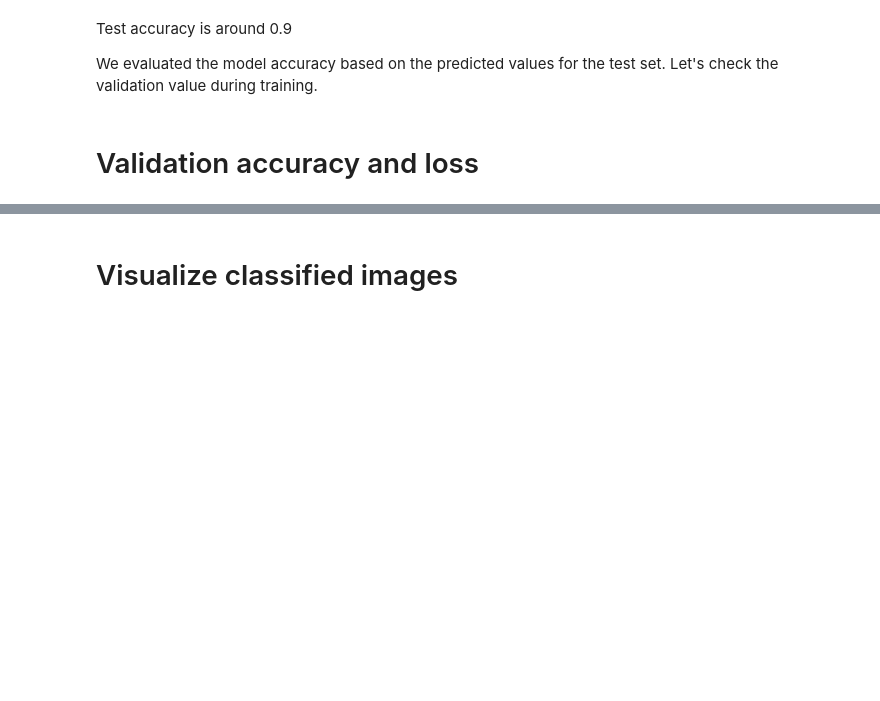
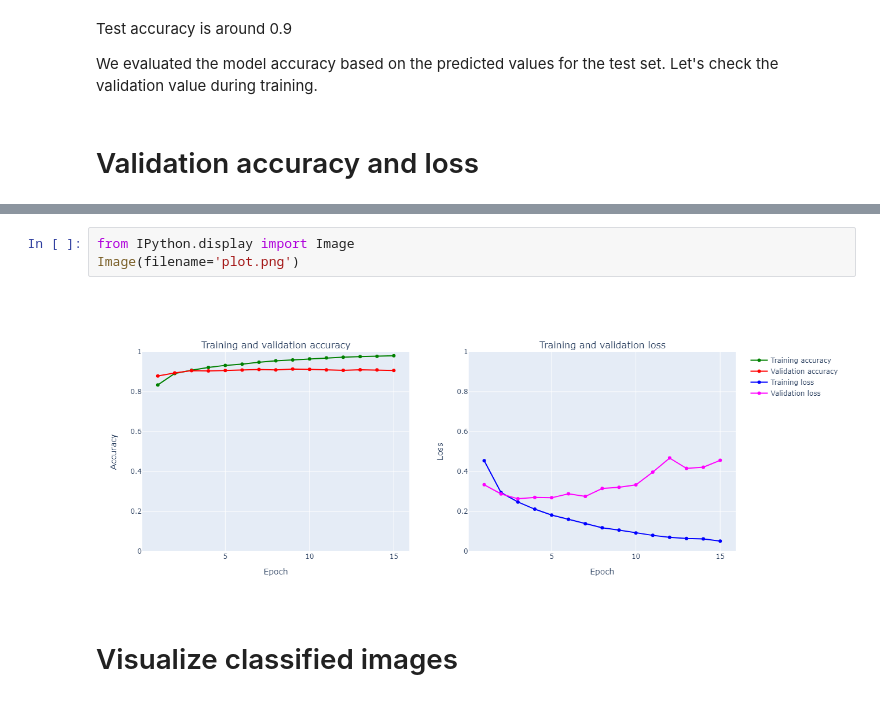
Before and after one commit to muhammad-mobeen/CNN-on-Fashion-MNIST-Dataset, a Jupyter notebook: 200901097.ipynb, the cells around one changed output, grey strips where cells are left out. Cells and saved outputs as stored; diff of their text form; blank space fills up the shorter version.

```diff
--- a/200901097.ipynb
+++ b/200901097.ipynb
@@ -275,6 +275,11 @@ plot_accuracy_and_loss(train_model)
 # %% [output]
 plotly.tools.make_subplots is deprecated, please use plotly.subplots.make_subplots instead
 [interactive output not drawn]
+# %%
+from IPython.display import Image
+Image(filename='plot.png')
+# %% [output]
+[figure, added]
 # %% [markdown]
 # Visualize classified images
 # %%
```
Also changed, not shown: 1 other file.
